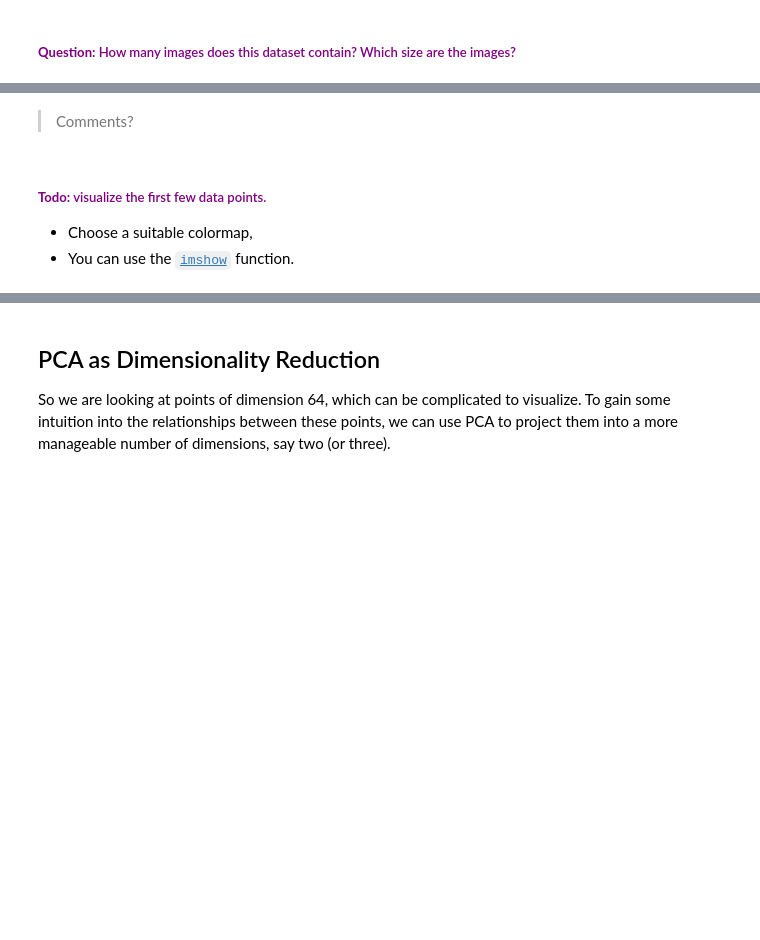
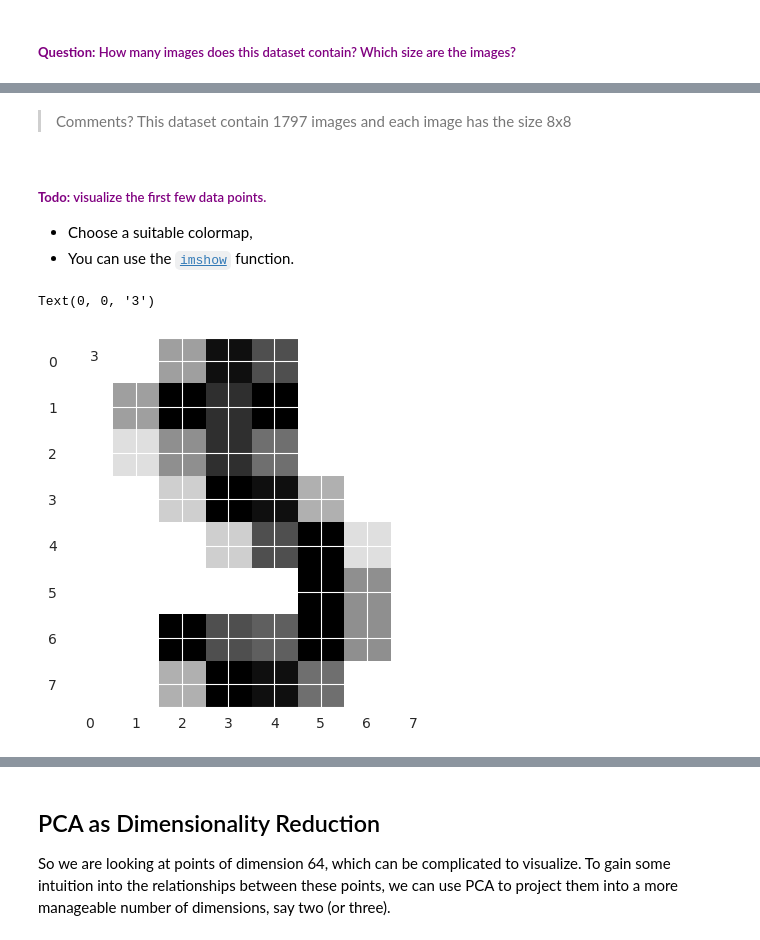
Before and after one commit to BMThi/DataAnalysis4A, a Jupyter notebook: Digits/TP_digits.ipynb, the cells around one changed output, grey strips where cells are left out. Cells and saved outputs as stored; diff of their text form; code cells hidden in the pictures; blank space fills up the shorter version.

```diff
--- a/Digits/TP_digits.ipynb
+++ b/Digits/TP_digits.ipynb
@@ -39,5 +53,6 @@ digits.keys()
-# %% [markdown]
-> Comments?
+# %% [markdown]
+> Comments?
+This dataset contain 1797 images and each image has the size 8x8
 # %% [markdown]
 ##### <span style="color:purple"> **Todo:** visualize the first few data points.</span>
 
@@ -51,0 +61,12 @@ digits.keys()
+# %%
+### TO BE COMPLETED ###
+
+i = rd.randint(0,1797)
+# plot a random digit: each image is 8x8 pixels
+plt.imshow(digits.images[i], cmap=plt.cm.binary)
+
+# label the image with the target valueplt.
+plt.text(0, 0, str(digits.target[i]))
+# %% [output]
+Text(0, 0, '3')
+[figure, added]
```
Also changed, not shown: parts of 27 cells of this notebook, 5 other files.
